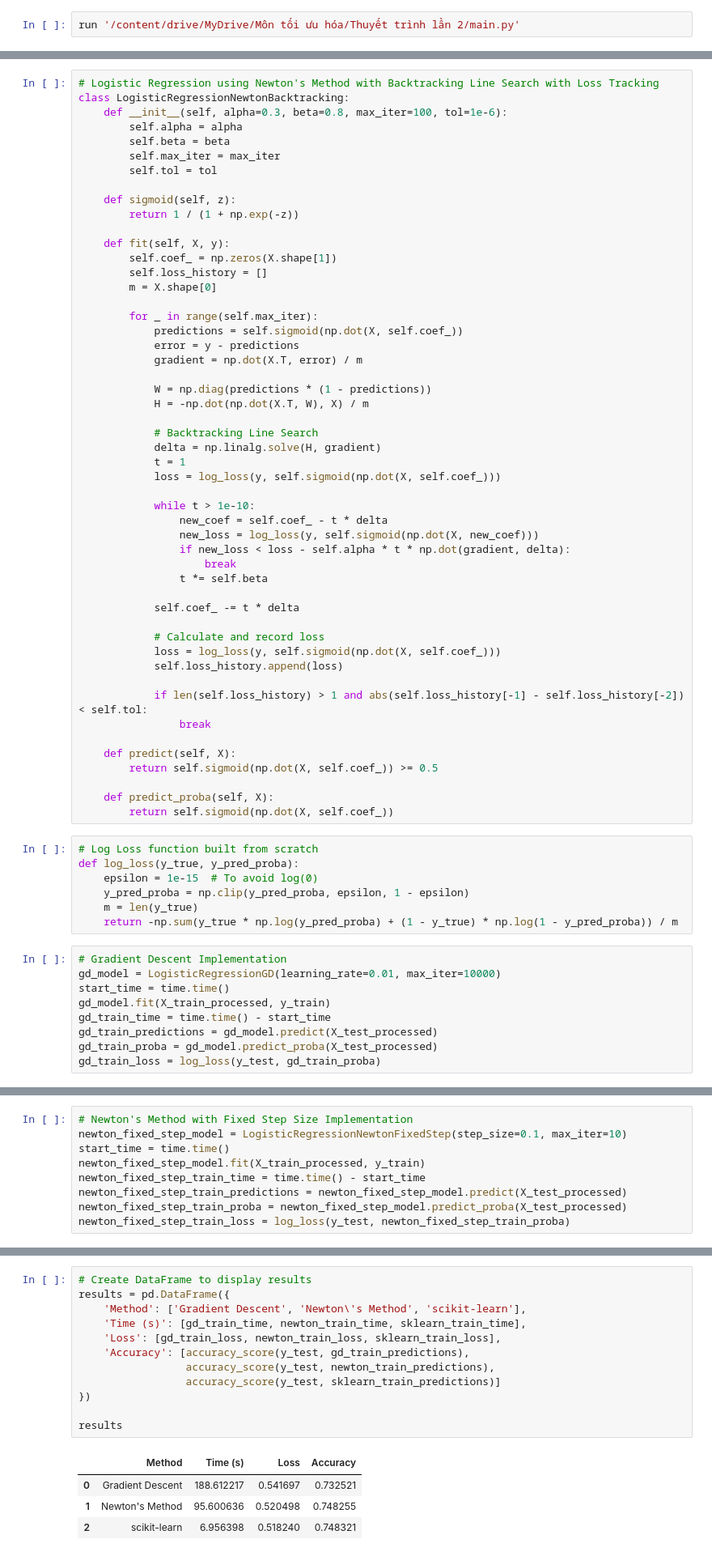
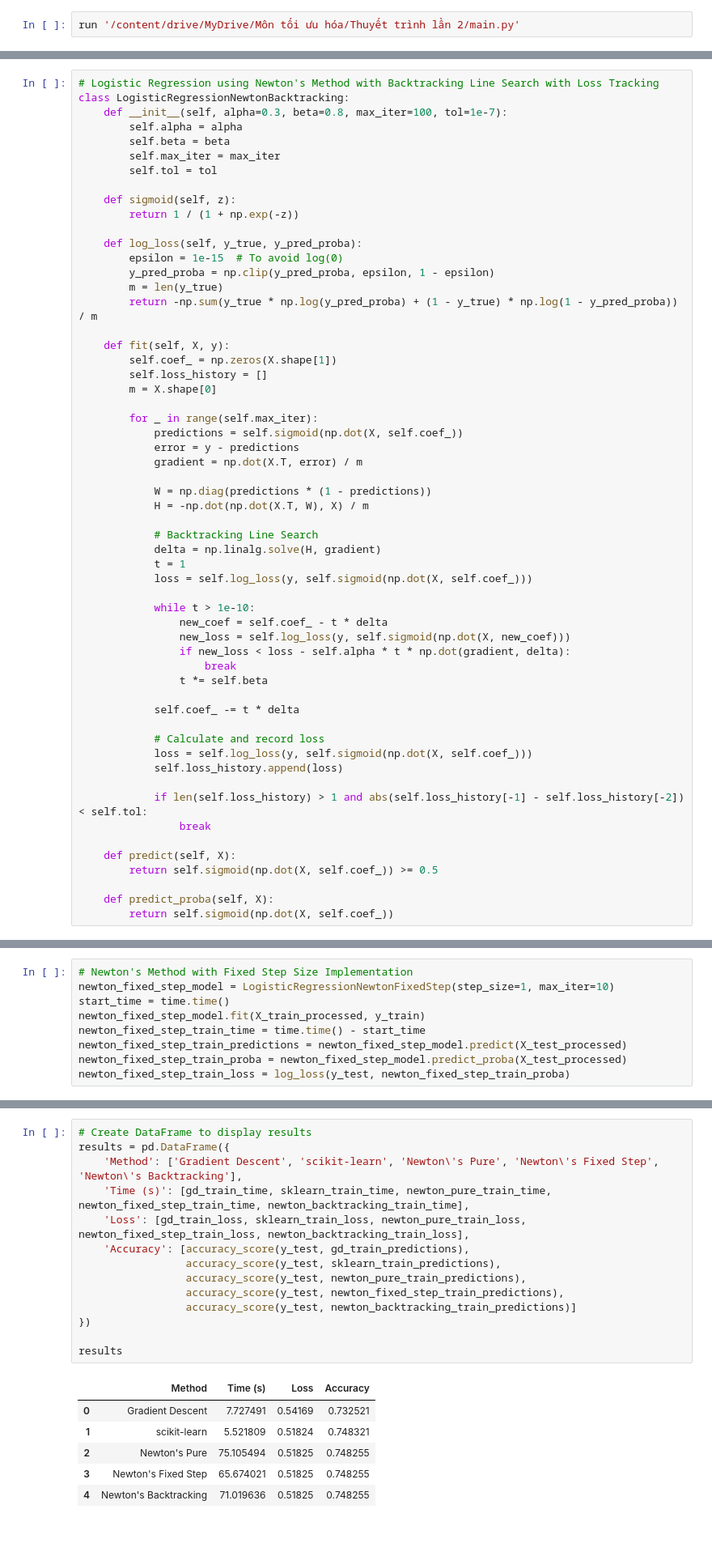
Before and after one commit to nguyenhuuhoang3697/Logistic-Regression-from-scratch, a Jupyter notebook: Run_model.ipynb, the cells around one changed output, grey strips where cells are left out. Shown at 81% size. Cells and saved outputs as stored; diff of their text form; blank space fills up the shorter version.

```diff
--- a/Run_model.ipynb
+++ b/Run_model.ipynb
@@ -155,7 +671,7 @@ class LogisticRegressionNewtonFixedStep:
 # %%
 # Logistic Regression using Newton's Method with Backtracking Line Search with Loss Tracking
 class LogisticRegressionNewtonBacktracking:
-    def __init__(self, alpha=0.3, beta=0.8, max_iter=100, tol=1e-6):
+    def __init__(self, alpha=0.3, beta=0.8, max_iter=100, tol=1e-7):
         self.alpha = alpha
         self.beta = beta
         self.max_iter = max_iter
@@ -163,6 +679,12 @@ class LogisticRegressionNewtonBacktracking:
 
     def sigmoid(self, z):
         return 1 / (1 + np.exp(-z))
+
+    def log_loss(self, y_true, y_pred_proba):
+        epsilon = 1e-15  # To avoid log(0)
+        y_pred_proba = np.clip(y_pred_proba, epsilon, 1 - epsilon)
+        m = len(y_true)
+        return -np.sum(y_true * np.log(y_pred_proba) + (1 - y_true) * np.log(1 - y_pred_proba)) / m
 
     def fit(self, X, y):
         self.coef_ = np.zeros(X.shape[1])
@@ -180,11 +702,11 @@ class LogisticRegressionNewtonBacktracking:
             # Backtracking Line Search
             delta = np.linalg.solve(H, gradient)
             t = 1
-            loss = log_loss(y, self.sigmoid(np.dot(X, self.coef_)))
+            loss = self.log_loss(y, self.sigmoid(np.dot(X, self.coef_)))
 
             while t > 1e-10:
                 new_coef = self.coef_ - t * delta
-                new_loss = log_loss(y, self.sigmoid(np.dot(X, new_coef)))
+                new_loss = self.log_loss(y, self.sigmoid(np.dot(X, new_coef)))
                 if new_loss < loss - self.alpha * t * np.dot(gradient, delta):
                     break
                 t *= self.beta
@@ -192,7 +714,7 @@ class LogisticRegressionNewtonBacktracking:
             self.coef_ -= t * delta
 
             # Calculate and record loss
-            loss = log_loss(y, self.sigmoid(np.dot(X, self.coef_)))
+            loss = self.log_loss(y, self.sigmoid(np.dot(X, self.coef_)))
             self.loss_history.append(loss)
 
             if len(self.loss_history) > 1 and abs(self.loss_history[-1] - self.loss_history[-2]) < self.tol:
@@ -203,19 +725,3 @@ class LogisticRegressionNewtonBacktracking:
 
     def predict_proba(self, X):
         return self.sigmoid(np.dot(X, self.coef_))
-# %%
-# Log Loss function built from scratch
-def log_loss(y_true, y_pred_proba):
-    epsilon = 1e-15  # To avoid log(0)
-    y_pred_proba = np.clip(y_pred_proba, epsilon, 1 - epsilon)
-    m = len(y_true)
-    return -np.sum(y_true * np.log(y_pred_proba) + (1 - y_true) * np.log(1 - y_pred_proba)) / m
-# %%
-# Gradient Descent Implementation
-gd_model = LogisticRegressionGD(learning_rate=0.01, max_iter=10000)
-start_time = time.time()
-gd_model.fit(X_train_processed, y_train)
-gd_train_time = time.time() - start_time
-gd_train_predictions = gd_model.predict(X_test_processed)
-gd_train_proba = gd_model.predict_proba(X_test_processed)
-gd_train_loss = log_loss(y_test, gd_train_proba)
@@ -231,6 +841,6 @@ newton_pure_train_loss = log_loss(y_test, newton_pure_train_proba)
 # %%
 # Newton's Method with Fixed Step Size Implementation
-newton_fixed_step_model = LogisticRegressionNewtonFixedStep(step_size=0.1, max_iter=10)
+newton_fixed_step_model = LogisticRegressionNewtonFixedStep(step_size=1, max_iter=10)
 start_time = time.time()
 newton_fixed_step_model.fit(X_train_processed, y_train)
 newton_fixed_step_train_time = time.time() - start_time
@@ -259,17 +869,21 @@ sklearn_train_loss = log_loss(y_test, sklearn_train_proba)
 # %%
 # Create DataFrame to display results
 results = pd.DataFrame({
-    'Method': ['Gradient Descent', 'Newton\'s Method', 'scikit-learn'],
-    'Time (s)': [gd_train_time, newton_train_time, sklearn_train_time],
-    'Loss': [gd_train_loss, newton_train_loss, sklearn_train_loss],
+    'Method': ['Gradient Descent', 'scikit-learn', 'Newton\'s Pure', 'Newton\'s Fixed Step', 'Newton\'s Backtracking'],
+    'Time (s)': [gd_train_time, sklearn_train_time, newton_pure_train_time, newton_fixed_step_train_time, newton_backtracking_train_time],
+    'Loss': [gd_train_loss, sklearn_train_loss, newton_pure_train_loss, newton_fixed_step_train_loss, newton_backtracking_train_loss],
     'Accuracy': [accuracy_score(y_test, gd_train_predictions),
-                 accuracy_score(y_test, newton_train_predictions),
-                 accuracy_score(y_test, sklearn_train_predictions)]
+                 accuracy_score(y_test, sklearn_train_predictions),
+                 accuracy_score(y_test, newton_pure_train_predictions),
+                 accuracy_score(y_test, newton_fixed_step_train_predictions),
+                 accuracy_score(y_test, newton_backtracking_train_predictions)]
 })
 
 results
 # %% [output]
 |  | Method | Time (s) | Loss | Accuracy |
-| 0 | Gradient Descent | 188.612217 | 0.541697 | 0.732521 |
-| 1 | Newton's Method | 95.600636 | 0.520498 | 0.748255 |
-| 2 | scikit-learn | 6.956398 | 0.518240 | 0.748321 |
+| 0 | Gradient Descent | 7.727491 | 0.54169 | 0.732521 |
+| 1 | scikit-learn | 5.521809 | 0.51824 | 0.748321 |
+| 2 | Newton's Pure | 75.105494 | 0.51825 | 0.748255 |
+| 3 | Newton's Fixed Step | 65.674021 | 0.51825 | 0.748255 |
+| 4 | Newton's Backtracking | 71.019636 | 0.51825 | 0.748255 |
```
Also changed, not shown: parts of 24 cells of this notebook.
